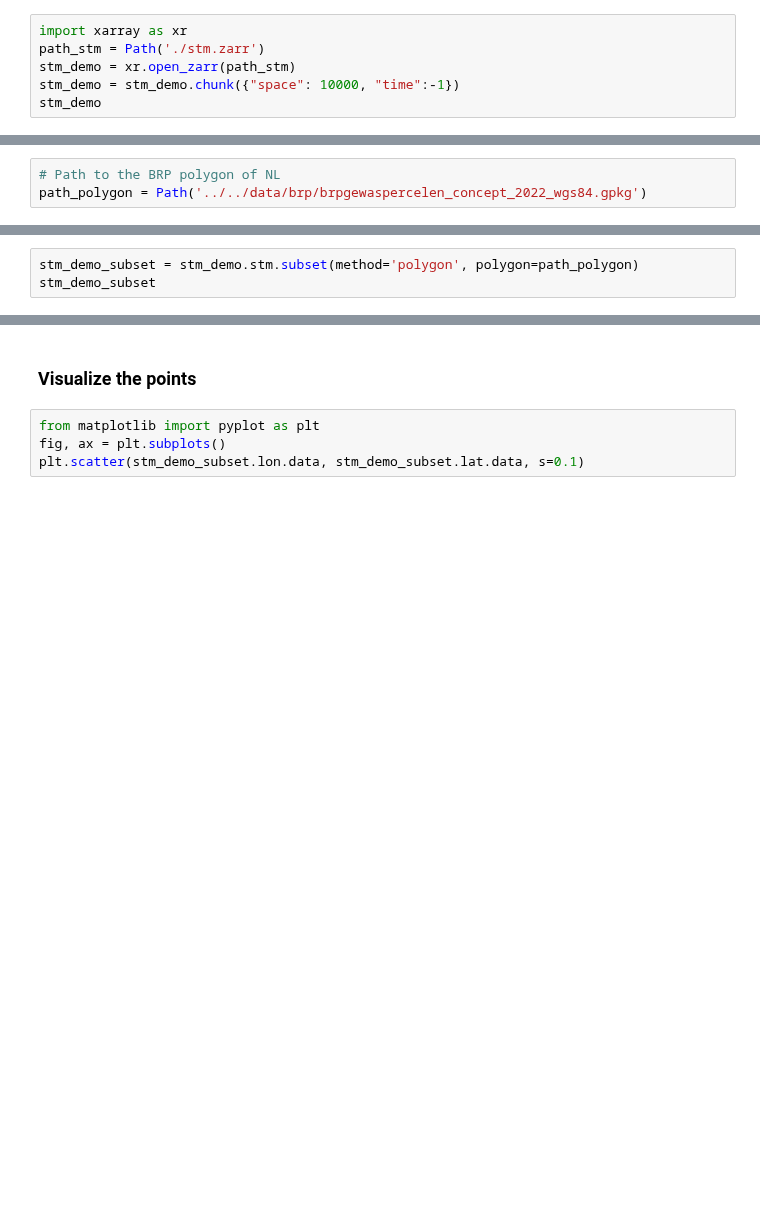
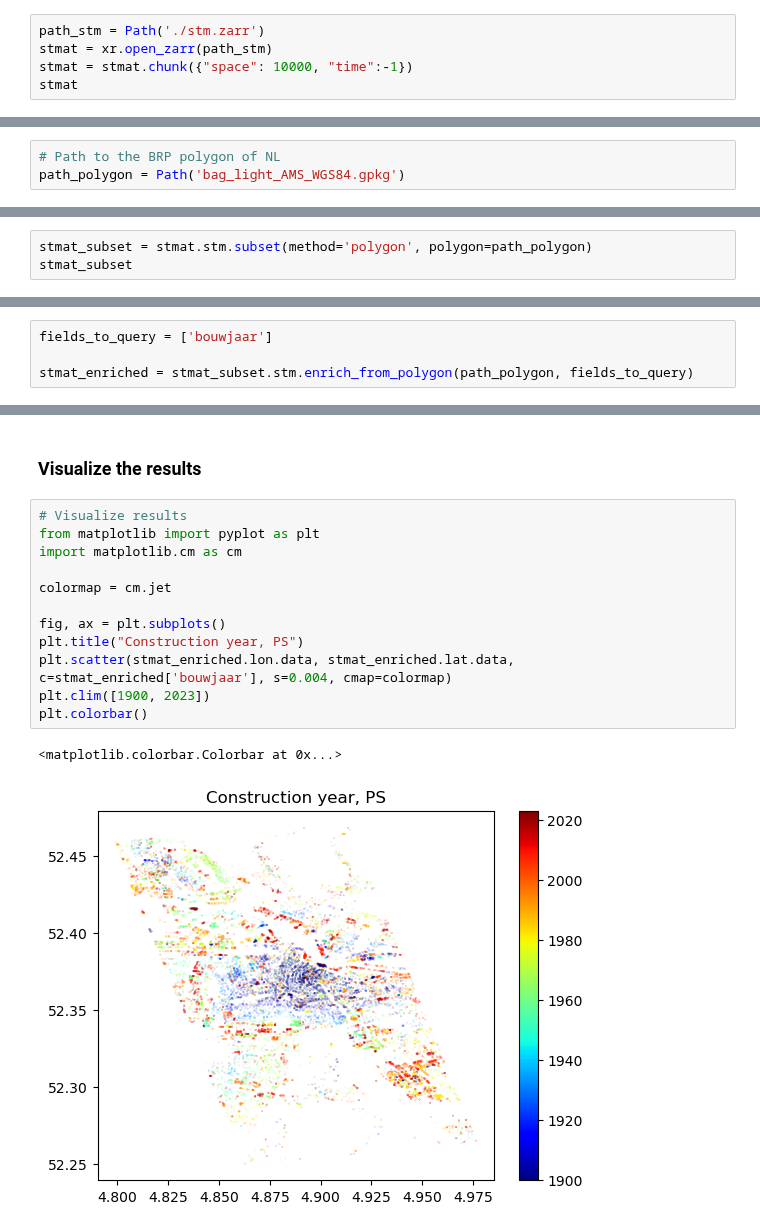
Before and after one commit to TUDelftGeodesy/stmtools, a Jupyter notebook: docs/notebooks/demo_stm.ipynb, the cells around one changed output, grey strips where cells are left out. Saved outputs shown, nothing was run; the diff lists cells and outputs as text; blank space fills up the shorter version.

```diff
--- a/docs/notebooks/demo_stm.ipynb
+++ b/docs/notebooks/demo_stm.ipynb
@@ -41,6 +42,5 @@ NameError: name 'stmtools' is not defined
 # %%
-import xarray as xr
 path_stm = Path('./stm.zarr')
-stm_demo = xr.open_zarr(path_stm)
-stm_demo = stm_demo.chunk({"space": 10000, "time":-1})
-stm_demo
+stmat = xr.open_zarr(path_stm)
+stmat = stmat.chunk({"space": 10000, "time":-1})
+stmat
@@ -49,3 +67,3 @@ stm_demo
 # %%
 # Path to the BRP polygon of NL
-path_polygon = Path('../../data/brp/brpgewaspercelen_concept_2022_wgs84.gpkg')
+path_polygon = Path('bag_light_AMS_WGS84.gpkg')
@@ -77,3 +70,3 @@ stm_demo = stm_demo.stm.enrich_from_polygon(path_polygon, fields_to_query)
 # %%
-stm_demo_subset = stm_demo.stm.subset(method='polygon', polygon=path_polygon)
-stm_demo_subset
+stmat_subset = stmat.stm.subset(method='polygon', polygon=path_polygon)
+stmat_subset
@@ -79,0 +93,4 @@ stm_demo_subset
+# %%
+fields_to_query = ['bouwjaar']
+
+stmat_enriched = stmat_subset.stm.enrich_from_polygon(path_polygon, fields_to_query)
@@ -80,6 +101,17 @@ stm_demo_subset
 # %% [markdown]
-### Visualize the points
+### Visualize the results
 # %%
+# Visualize results
 from matplotlib import pyplot as plt
+import matplotlib.cm as cm
+
+colormap = cm.jet
+
 fig, ax = plt.subplots()
-plt.scatter(stm_demo_subset.lon.data, stm_demo_subset.lat.data, s=0.1)
+plt.title("Construction year, PS")
+plt.scatter(stmat_enriched.lon.data, stmat_enriched.lat.data, c=stmat_enriched['bouwjaar'], s=0.004, cmap=colormap)
+plt.clim([1900, 2023])
+plt.colorbar()
+# %% [output]
+<matplotlib.colorbar.Colorbar at 0x...>
+[figure, added]
```
Also changed, not shown: parts of 17 cells of this notebook, 1 other file.
